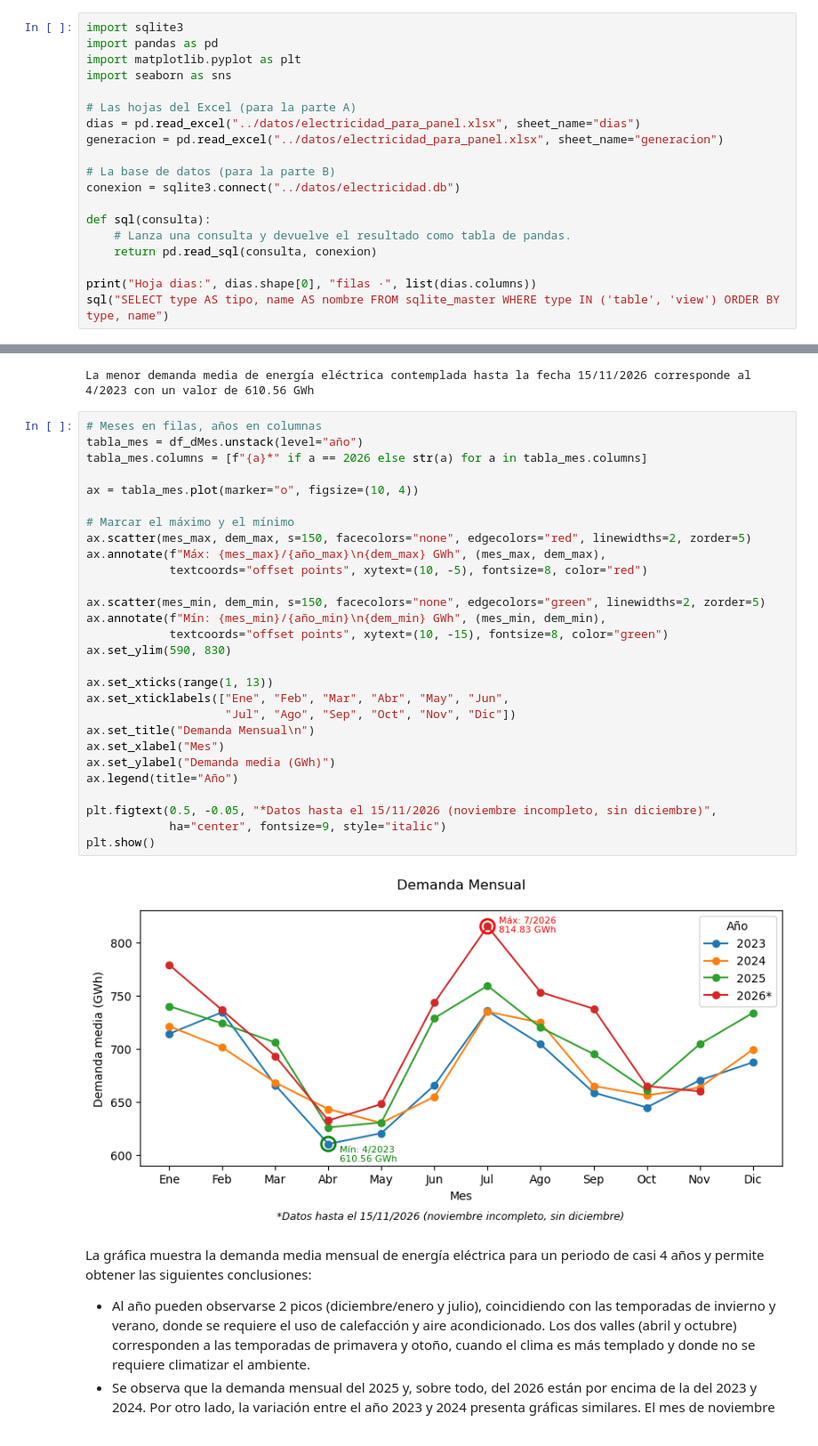
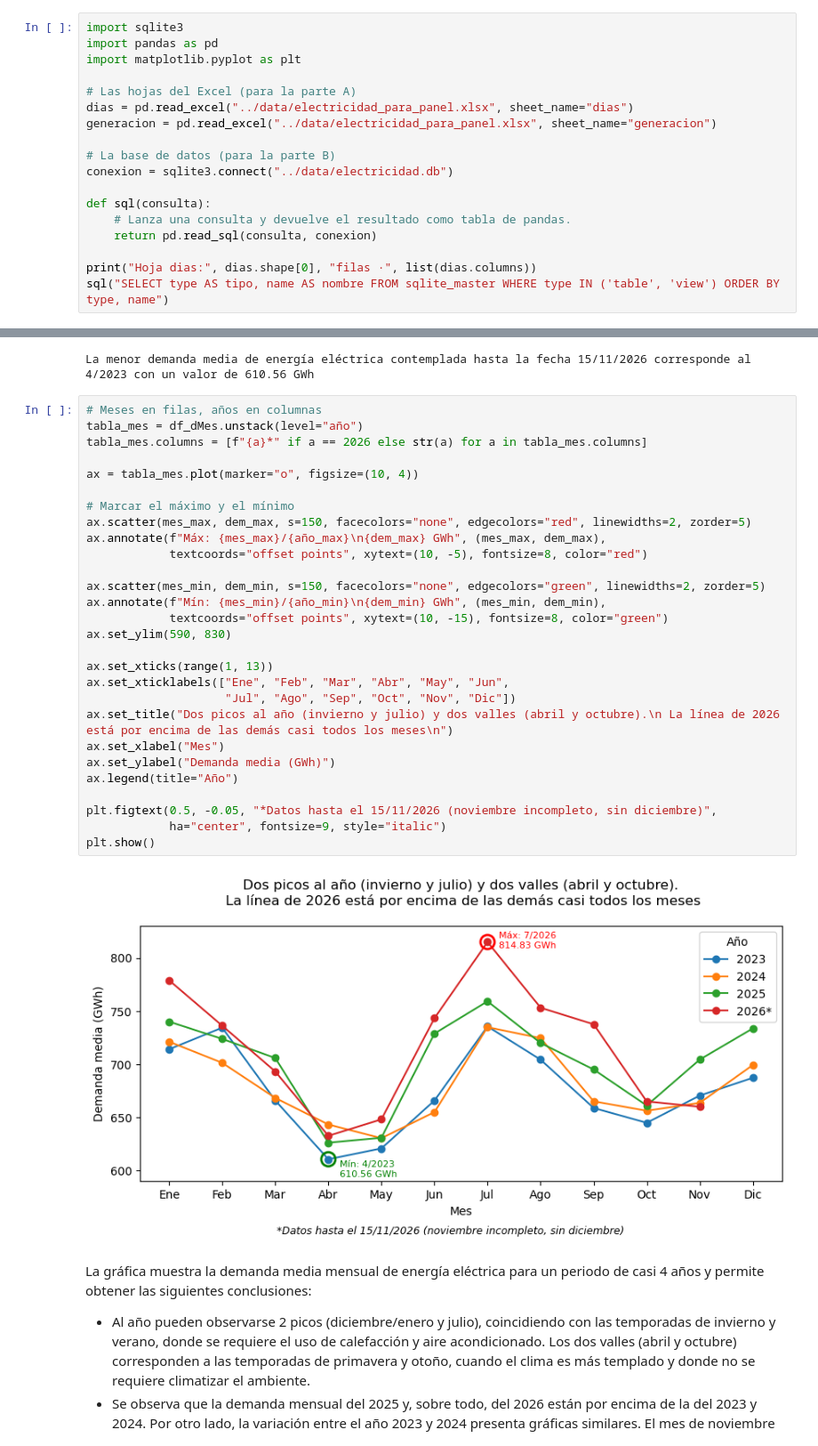
Before and after one commit to paolabtronescobosa/prueba-individual-sesion03, a Jupyter notebook: notebooks/01_prueba_individual_paola_tron_escobosa.ipynb, the cells around one changed output, grey strips where cells are left out. Shown at 89% size. Saved outputs shown, nothing was run; the diff lists cells and outputs as text.

```diff
--- a/notebooks/01_prueba_individual_paola_tron_escobosa.ipynb
+++ b/notebooks/01_prueba_individual_paola_tron_escobosa.ipynb
@@ -13,14 +18,13 @@ Trabajas con los mismos datos de la sesión. Lee antes el PDF de la prueba: ahí
 import sqlite3
 import pandas as pd
 import matplotlib.pyplot as plt
-import seaborn as sns
 
 # Las hojas del Excel (para la parte A)
-dias = pd.read_excel("../datos/electricidad_para_panel.xlsx", sheet_name="dias")
-generacion = pd.read_excel("../datos/electricidad_para_panel.xlsx", sheet_name="generacion")
+dias = pd.read_excel("../data/electricidad_para_panel.xlsx", sheet_name="dias")
+generacion = pd.read_excel("../data/electricidad_para_panel.xlsx", sheet_name="generacion")
 
 # La base de datos (para la parte B)
-conexion = sqlite3.connect("../datos/electricidad.db")
+conexion = sqlite3.connect("../data/electricidad.db")
 
 def sql(consulta):
     # Lanza una consulta y devuelve el resultado como tabla de pandas.
@@ -315,33 +319,33 @@ La menor demanda media de energía eléctrica contemplada hasta la fecha 15/11/2
 # %%
 # Meses en filas, años en columnas
 tabla_mes = df_dMes.unstack(level="año")
 tabla_mes.columns = [f"{a}*" if a == 2026 else str(a) for a in tabla_mes.columns]
 
 ax = tabla_mes.plot(marker="o", figsize=(10, 4))
 
 # Marcar el máximo y el mínimo
 ax.scatter(mes_max, dem_max, s=150, facecolors="none", edgecolors="red", linewidths=2, zorder=5)
 ax.annotate(f"Máx: {mes_max}/{año_max}\n{dem_max} GWh", (mes_max, dem_max),
             textcoords="offset points", xytext=(10, -5), fontsize=8, color="red")
 
 ax.scatter(mes_min, dem_min, s=150, facecolors="none", edgecolors="green", linewidths=2, zorder=5)
 ax.annotate(f"Mín: {mes_min}/{año_min}\n{dem_min} GWh", (mes_min, dem_min),
             textcoords="offset points", xytext=(10, -15), fontsize=8, color="green")
 ax.set_ylim(590, 830)
 
 ax.set_xticks(range(1, 13))
 ax.set_xticklabels(["Ene", "Feb", "Mar", "Abr", "May", "Jun",
                     "Jul", "Ago", "Sep", "Oct", "Nov", "Dic"])
-ax.set_title("Demanda Mensual\n")
+ax.set_title("Dos picos al año (invierno y julio) y dos valles (abril y octubre).\n La línea de 2026 está por encima de las demás casi todos los meses\n")
 ax.set_xlabel("Mes")
 ax.set_ylabel("Demanda media (GWh)")
 ax.legend(title="Año")
 
 plt.figtext(0.5, -0.05, "*Datos hasta el 15/11/2026 (noviembre incompleto, sin diciembre)",
             ha="center", fontsize=9, style="italic")
 plt.show()
 # %% [output]
-[figure, old version]
+[figure, new version]
 # %% [markdown]
 La gráfica muestra la demanda media mensual de energía eléctrica para un periodo de casi 4 años y permite obtener las siguientes conclusiones:
 
```
Also changed, not shown: parts of 11 cells of this notebook.
